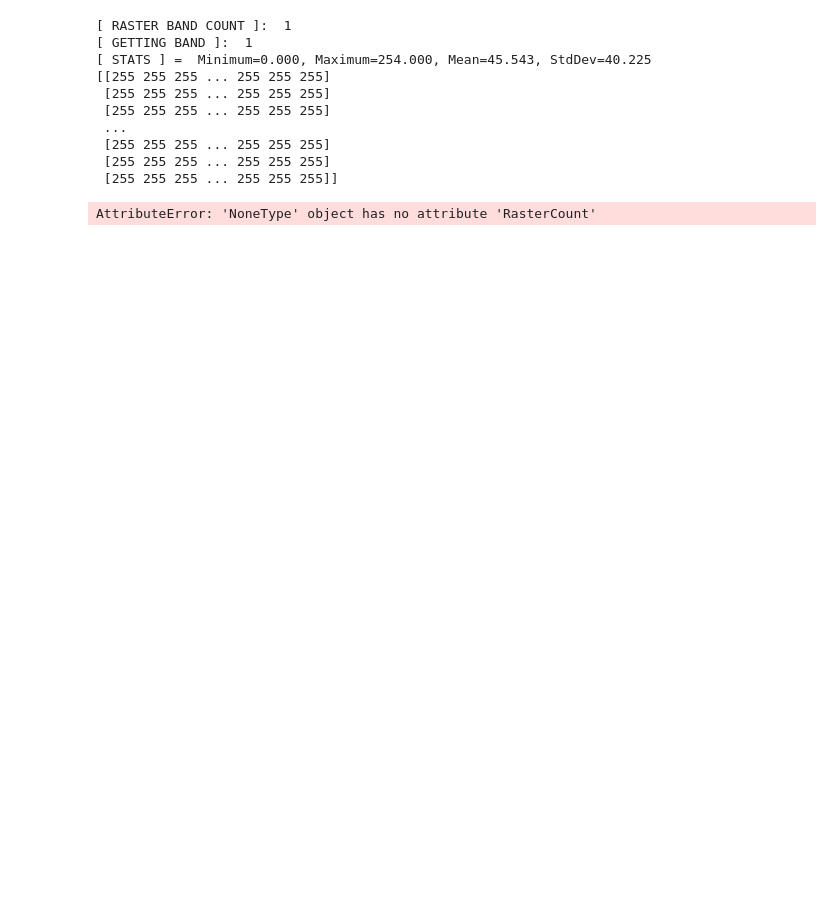
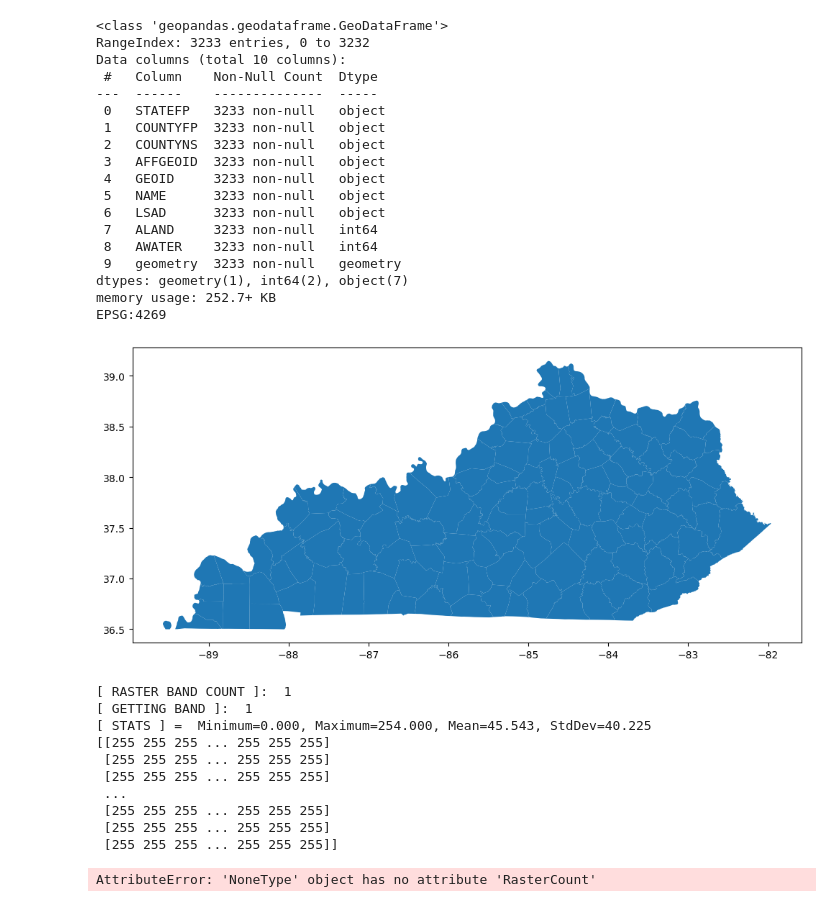
Before and after one commit to MichaelAmmerman/GEO674FinalProject, a Jupyter notebook: notebooks/Untitled.ipynb, the cells around one changed output. Drawn from its saved outputs; the diff is of its cells as text; code cells hidden in the pictures; blank space fills up the shorter version.

```diff
--- a/notebooks/Untitled.ipynb
+++ b/notebooks/Untitled.ipynb
@@ -5,3 +102,51 @@
+# %%
+%matplotlib inline
+
+import pandas as pd
+import geopandas as gpd
+
+states_raw = gpd.read_file('data\cb_2018_us_county_500k.zip')
+
+# states_raw.info()
+
+# Let's make a json
+
+with open('data/states.json', 'w') as f:
+    f.write(states_raw.to_json())
+
+states = gpd.read_file('data/states.json')
+
+## ax = states.plot(figsize=(12,12));
+
+# Now, let's single out Kentucky
+
+kentucky = states.loc[states['STATEFP'] == '21']
+with open('data/kentucky.json', 'w') as f:
+    f.write(kentucky.to_json())
+
+ax = kentucky.plot(figsize=(12,12));
+
+print(kentucky.crs)
+# %% [output]
+<class 'geopandas.geodataframe.GeoDataFrame'>
+RangeIndex: 3233 entries, 0 to 3232
+Data columns (total 10 columns):
+ #   Column    Non-Null Count  Dtype
+---  ------    --------------  -----
+ 0   STATEFP   3233 non-null   object
+ 1   COUNTYFP  3233 non-null   object
+ 2   COUNTYNS  3233 non-null   object
+ 3   AFFGEOID  3233 non-null   object
+ 4   GEOID     3233 non-null   object
+ 5   NAME      3233 non-null   object
+ 6   LSAD      3233 non-null   object
+ 7   ALAND     3233 non-null   int64
+ 8   AWATER    3233 non-null   int64
+ 9   geometry  3233 non-null   geometry
+dtypes: geometry(1), int64(2), object(7)
+memory usage: 252.7+ KB
+EPSG:4269
+[figure, added]
 # %%
 from osgeo import gdal
 import sys
```
Also changed, not shown: parts of 7 cells of this notebook, 4 other files.
